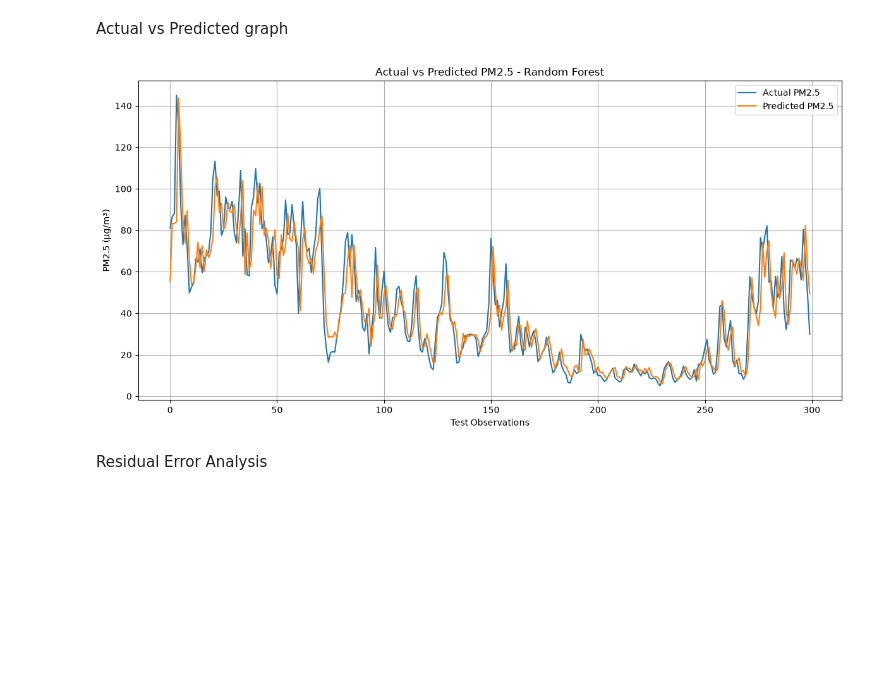
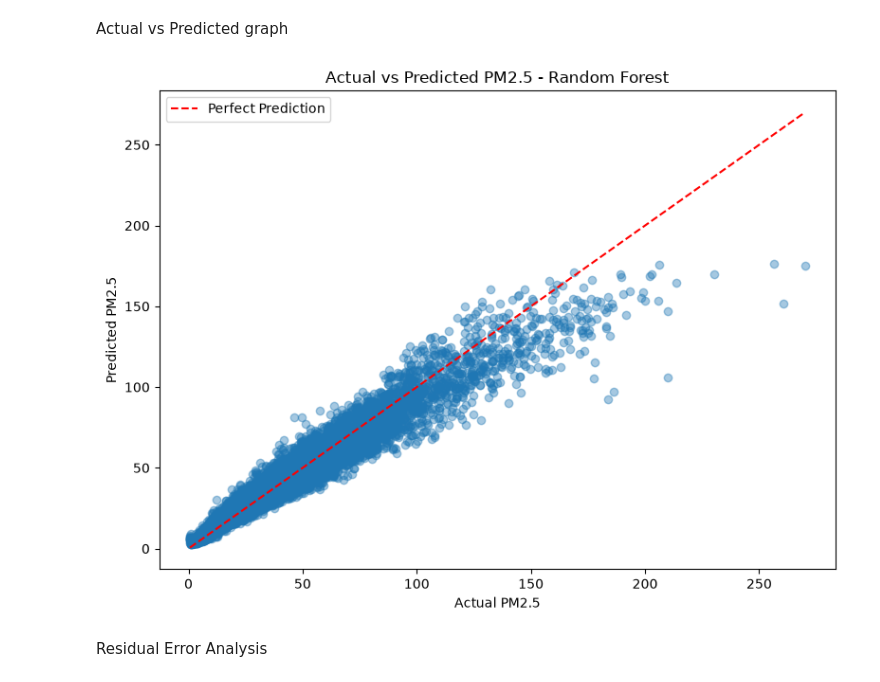
Before and after one commit to jagadeeshwarreddy-03/multi-city-air-quality-prediction, a Jupyter notebook: Air_Quality.ipynb, the cells around one changed output. Drawn from its saved outputs; the diff is of its cells as text; code cells hidden in the pictures; blank space fills up the shorter version.

```diff
--- a/Air_Quality.ipynb
+++ b/Air_Quality.ipynb
@@ -392,0 +283,8 @@ Validation starts: 2025-05-01 00:00:00
+# %%
+from sklearn.preprocessing import StandardScaler
+from sklearn.pipeline import Pipeline
+
+preprocessor = StandardScaler()
+
+print("Preprocessing method: Standard Scaling")
+print("Number of input features:", X_train.shape[1])
@@ -392,0 +294,10 @@ Validation starts: 2025-05-01 00:00:00
+# %%
+X_sub_train, X_val, y_sub_train, y_val = train_test_split(
+    X_train,
+    y_train,
+    test_size=0.20,
+    random_state=42
+)
+
+print("Training data:", X_sub_train.shape)
+print("Validation data:", X_val.shape)
@@ -758,30 +643,33 @@ plt.show()
 # %% [markdown]
 Actual vs Predicted graph
 # %%
-best_model_name = results_df.iloc[0]["Model"]
+# Actual vs Predicted PM2.5 - Random Forest
 
+best_model_name = "Random Forest"
 best_predictions = test_predictions[best_model_name]
 
-plt.figure(figsize=(12, 6))
+plt.figure(figsize=(8, 6))
+
+plt.scatter(y_test, best_predictions, alpha=0.4)
+
+plt.xlabel("Actual PM2.5")
+plt.ylabel("Predicted PM2.5")
+plt.title("Actual vs Predicted PM2.5 - Random Forest")
+
+min_value = min(y_test.min(), best_predictions.min())
+max_value = max(y_test.max(), best_predictions.max())
 
 plt.plot(
-    np.array(y_test)[:300],
-    label="Actual PM2.5"
+    [min_value, max_value],
+    [min_value, max_value],
+    "r--",
+    label="Perfect Prediction"
 )
 
-plt.plot(
-    best_predictions[:300],
-    label="Predicted PM2.5"
-)
-
-plt.title(f"Actual vs Predicted PM2.5 - {best_model_name}")
-plt.xlabel("Test Observations")
-plt.ylabel("PM2.5 (µg/m³)")
 plt.legend()
-plt.grid(True)
 plt.tight_layout()
 plt.show()
 # %% [output]
-[figure, old version]
+[figure, new version]
 # %% [markdown]
 Residual Error Analysis
```
Also changed, not shown: parts of 26 cells of this notebook, 3 other files.
